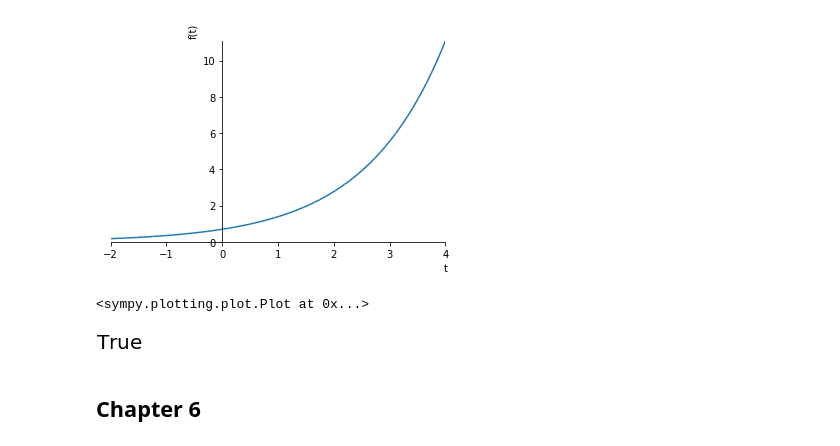
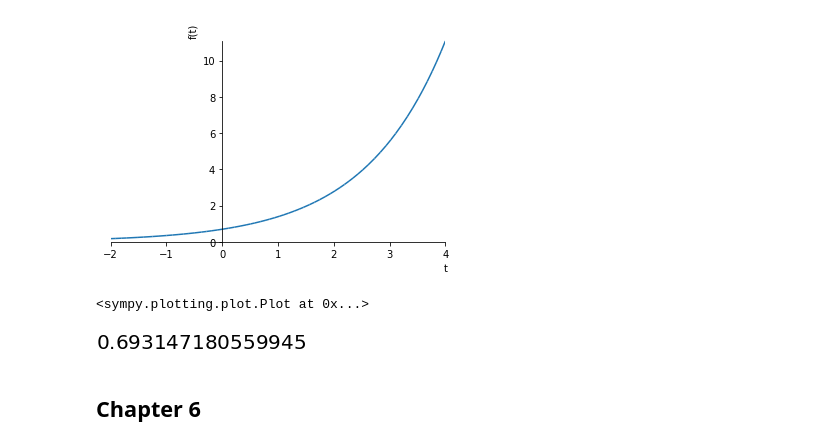
Before and after one commit to xdanger/notebooks, a Jupyter notebook: Mathematics/Essence of Caculus.ipynb, the cells around one changed output. Saved outputs shown, nothing was run; the diff lists cells and outputs as text; code cells hidden in the pictures.

```diff
--- a/Mathematics/Essence of Caculus.ipynb
+++ b/Mathematics/Essence of Caculus.ipynb
@@ -242,9 +242,9 @@ plot(expr10.subs(a, 2), (t, -2, 4))
 # %% [output]
 [figure]
 <sympy.plotting.plot.Plot at 0x...>
-# %%
-relational.Eq()
-# %% [output]
-[figure, removed]
+# %%
+N(log(2))
+# %% [output]
+[figure, added]
 # %% [markdown]
 ## Chapter 6
```
